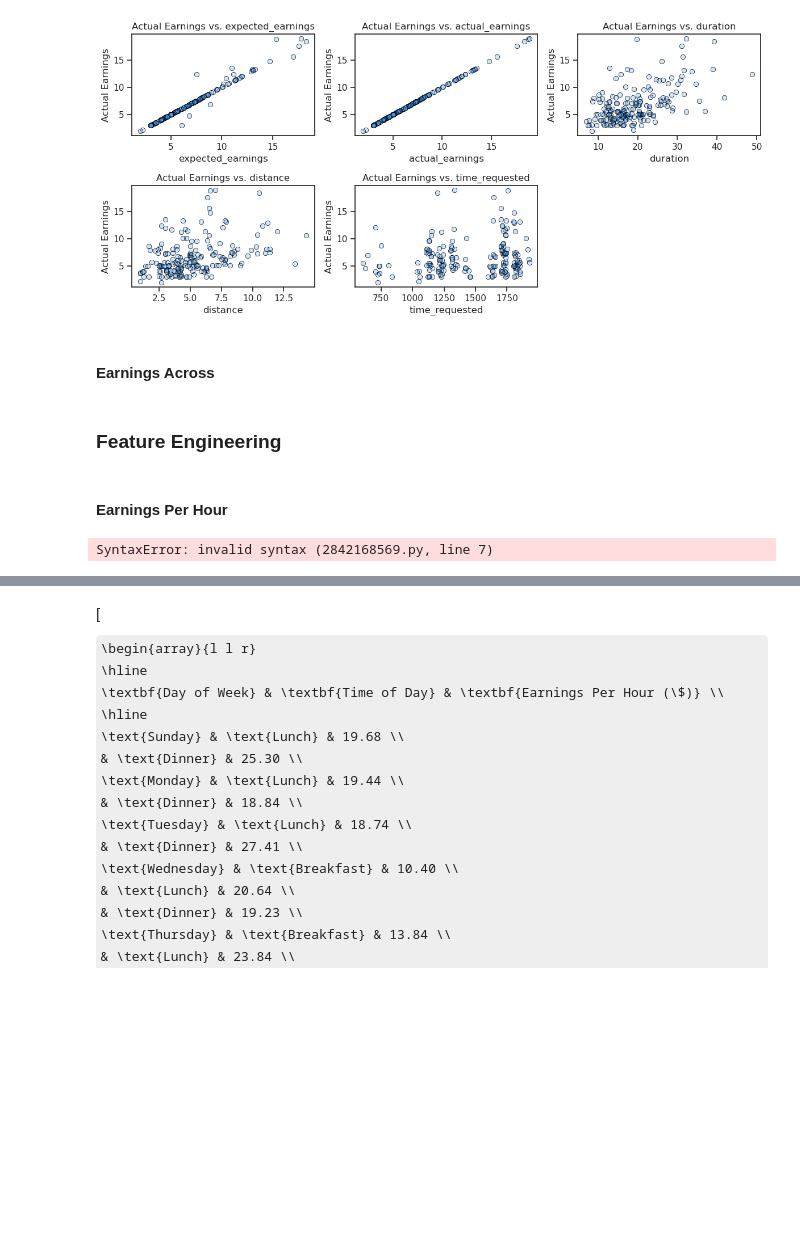
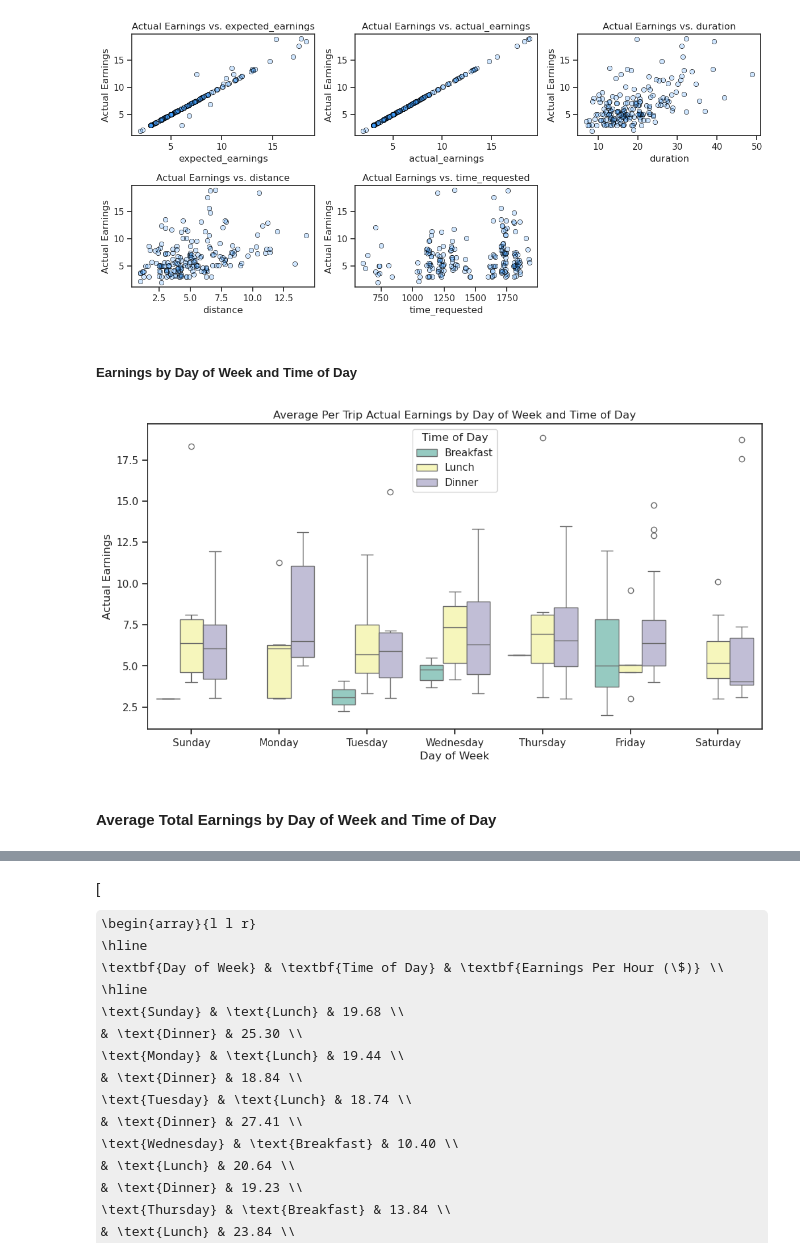
Before and after one commit to cyobero/rideshare-analysis, a Jupyter notebook: analysis.ipynb, the cells around one changed output, grey strips where cells are left out. Drawn from its saved outputs; the diff is of its cells as text; code cells hidden in the pictures; some formulas as TeX source; blank space fills up the shorter version.

Commit message:
Create data viz -create boxplot for earnings vs day_of_week and time_of_day -create heatmap for average earnings vs day_of_week and time_of_day

```diff
--- a/analysis.ipynb
+++ b/analysis.ipynb
@@ -393,22 +391,19 @@ plt.tight_layout(rect=[0, 0.03, 1, 0.95])
 plt.show()
 # %% [output]
 [figure]
-# %% [markdown]
-#### Earnings Across
-# %% [markdown]
-### Feature Engineering
+# %% [markdown]
+##### Earnings by Day of Week and Time of Day
+# %%
+plt.figure(figsize=(12, 6))
+sns.boxplot(x='day_of_week', y='actual_earnings', hue='time_of_day', data=df, palette="Set3")
+
+plt.title('Average Per Trip Actual Earnings by Day of Week and Time of Day')
+plt.xlabel('Day of Week')
+plt.ylabel('Actual Earnings')
+plt.legend(title='Time of Day')
+
+plt.show()
+# %% [output]
+[figure, added]
 # %% [markdown]
-#### Earnings Per Hour
+#### Average Total Earnings by Day of Week and Time of Day
-# %%
-plt.figure(figsize=(10, 6))
-sns.barplot(x='day_of_week', y='actual_earnings', hue='day_of_week', legend=False, data=df, estimator=np.mean, errorbar=None, palette='coolwarm', edgecolor='black')
-plt.title('Average Actual Earnings by Day of Week')
-plt.xlabel('Day of Week')
-plt.ylabel('Average Actual Earnings')
-plt.xticks(rotation=45)
-plt.show()total_earnings_by_day_time = df.groupby(['day_of_week', 'time_of_day'], observed=True)['actual_earnings'].sum()
-total_minutes_by_day_time = df.groupby(['day_of_week', 'time_of_day'], observed=True)['duration'].sum()
-
-eph_by_day_time = 60 * (total_earnings_by_day_time / total_minutes_by_day_time)
-# %% [output]
-SyntaxError: invalid syntax (2842168569.py, line 7)
```
Also changed, not shown: parts of 3 cells of this notebook.
